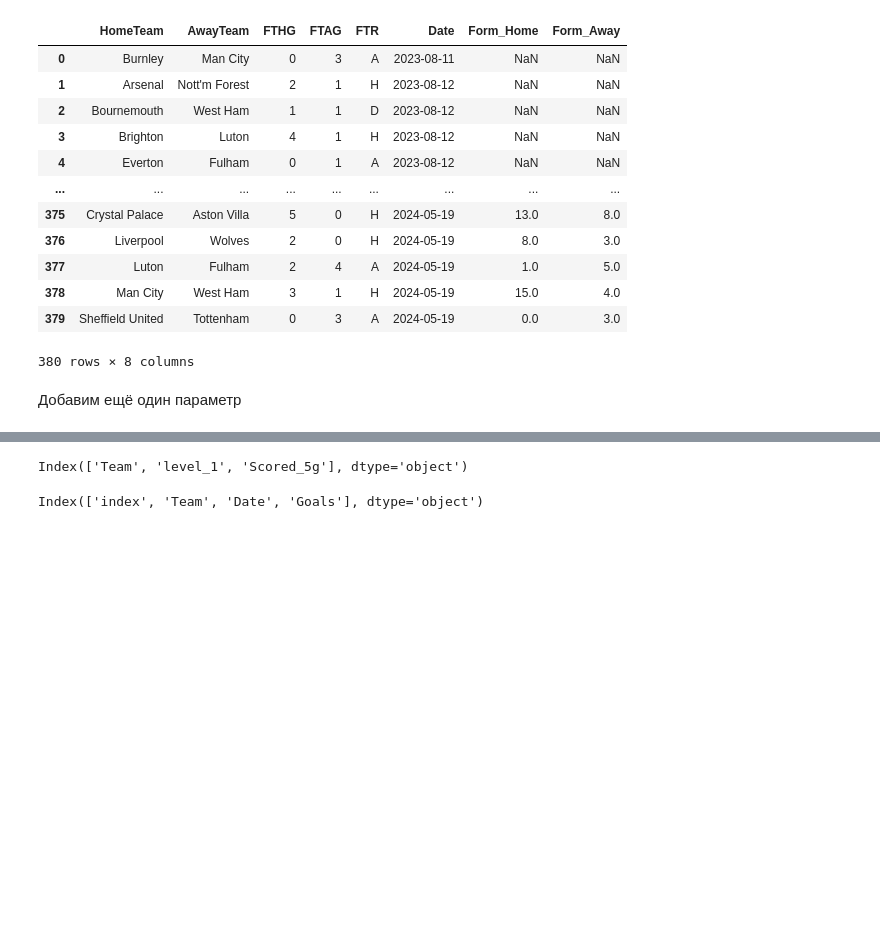
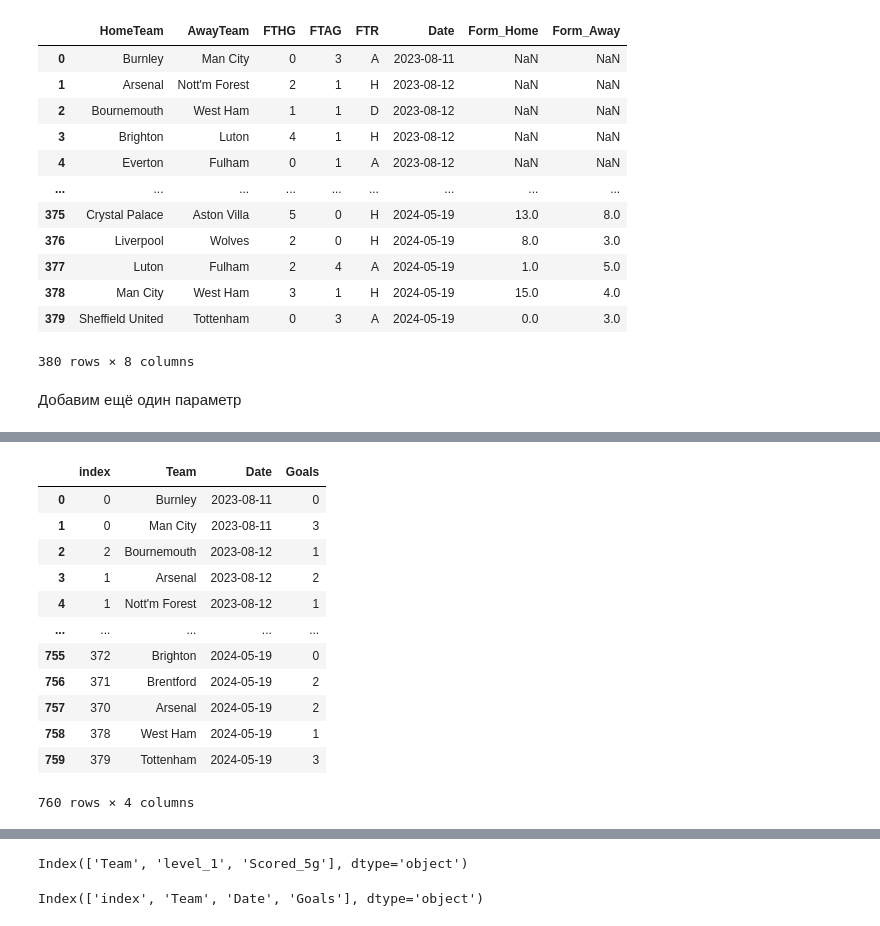
Before and after one commit to rriizz2k/EPL-Match-Predictor, a Jupyter notebook: PL_prediction.ipynb, the cells around one changed output, grey strips where cells are left out. Drawn from its saved outputs; the diff is of its cells as text; code cells hidden in the pictures; blank space fills up the shorter version.

```diff
--- a/PL_prediction.ipynb
+++ b/PL_prediction.ipynb
@@ -282,2 +301,18 @@ df_scored = df_scored.reset_index()
+# %%
+df_scored
+# %% [output]
+|  | index | Team | Date | Goals |
+| 0 | 0 | Burnley | 2023-08-11 | 0 |
+| 1 | 0 | Man City | 2023-08-11 | 3 |
+| 2 | 2 | Bournemouth | 2023-08-12 | 1 |
+| 3 | 1 | Arsenal | 2023-08-12 | 2 |
+| 4 | 1 | Nott'm Forest | 2023-08-12 | 1 |
+| ... | ... | ... | ... | ... |
+| 755 | 372 | Brighton | 2024-05-19 | 0 |
+| 756 | 371 | Brentford | 2024-05-19 | 2 |
+| 757 | 370 | Arsenal | 2024-05-19 | 2 |
+| 758 | 378 | West Ham | 2024-05-19 | 1 |
+| 759 | 379 | Tottenham | 2024-05-19 | 3 |
+760 rows × 4 columns
 # %%
 scored = df_scored.groupby('Team')['Goals'].rolling(5, min_periods=5).sum()
```
Also changed, not shown: parts of 8 cells of this notebook.
